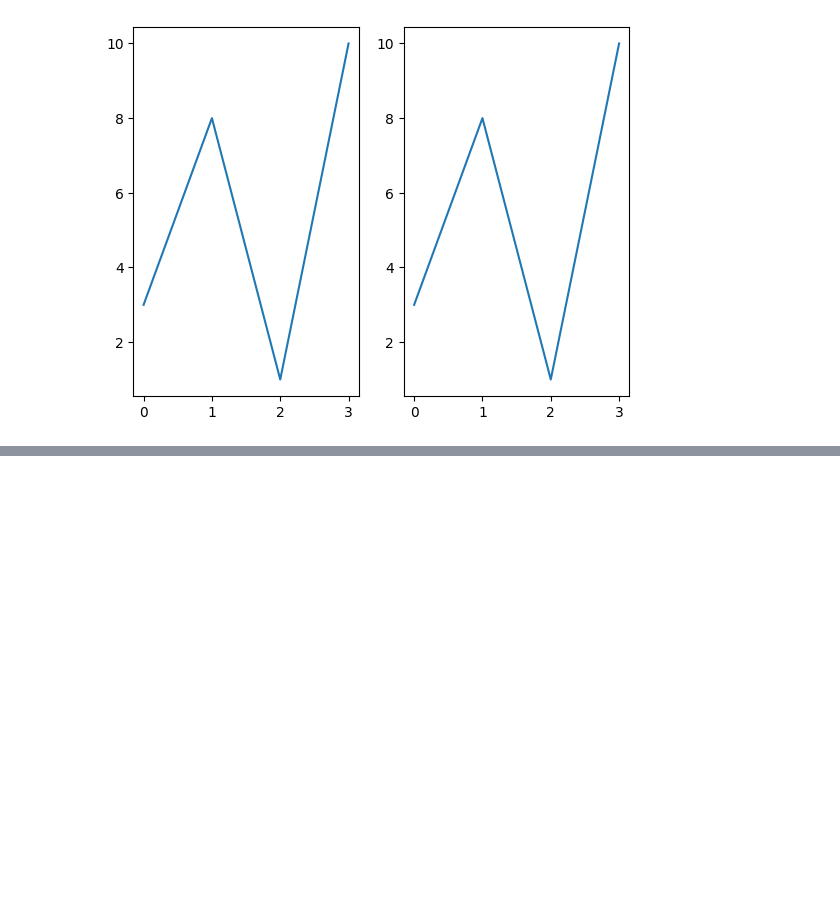
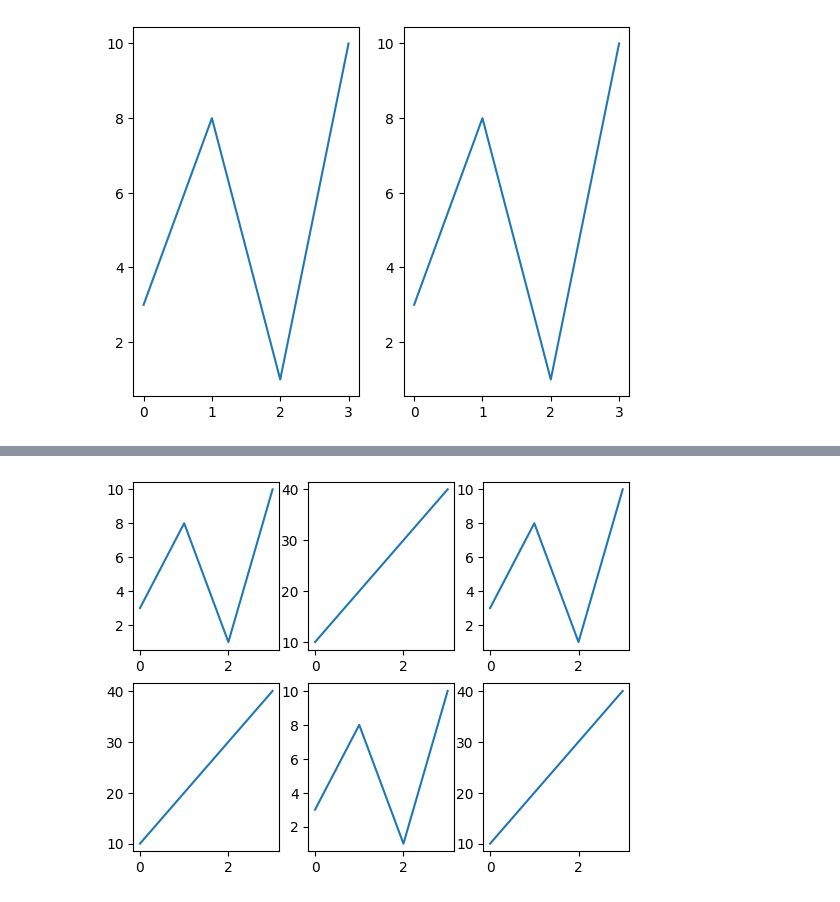
Before and after one commit to JACK6185555/NumPy, a Jupyter notebook: Plot_graph/Subplot.ipynb, the cells around one changed output, grey strips where cells are left out. Drawn from its saved outputs; the diff is of its cells as text; code cells hidden in the pictures; blank space fills up the shorter version.

```diff
--- a/Plot_graph/Subplot.ipynb
+++ b/Plot_graph/Subplot.ipynb
@@ -15,0 +32,41 @@ plt.show()
+# %%
+#Drow 6 plots
+x1=np.array([0, 1, 2, 3])
+y1=np.array([3, 8, 1, 10])
+
+plt.subplot(2,3,1)
+plt.plot(x1,y1)
+
+x2= np.array([0, 1, 2, 3])
+y2= np.array([10, 20, 30, 40])
+
+plt.subplot(2,3,2)
+plt.plot(x2,y2)
+
+x3=np.array([0, 1, 2, 3])
+y3=np.array([3, 8, 1, 10])
+
+plt.subplot(2,3,3)
+plt.plot(x3,y3)
+
+x4=np.array([0, 1, 2, 3])
+y4=np.array([10, 20, 30, 40])
+
+plt.subplot(2,3,4)
+plt.plot(x4,y4)
+
+x5=np.array([0, 1, 2, 3])
+y5=np.array([3, 8, 1, 10])
+
+plt.subplot(2,3,5)
+plt.plot(x5,y5)
+
+x6=np.array([0, 1, 2, 3])
+y6=np.array([10, 20, 30, 40])
+
+plt.subplot(2,3,6)
+plt.plot(x6,y6)
+
+plt.show()
+# %% [output]
+[figure, added]
```
Also changed, not shown: parts of 1 cell of this notebook.
